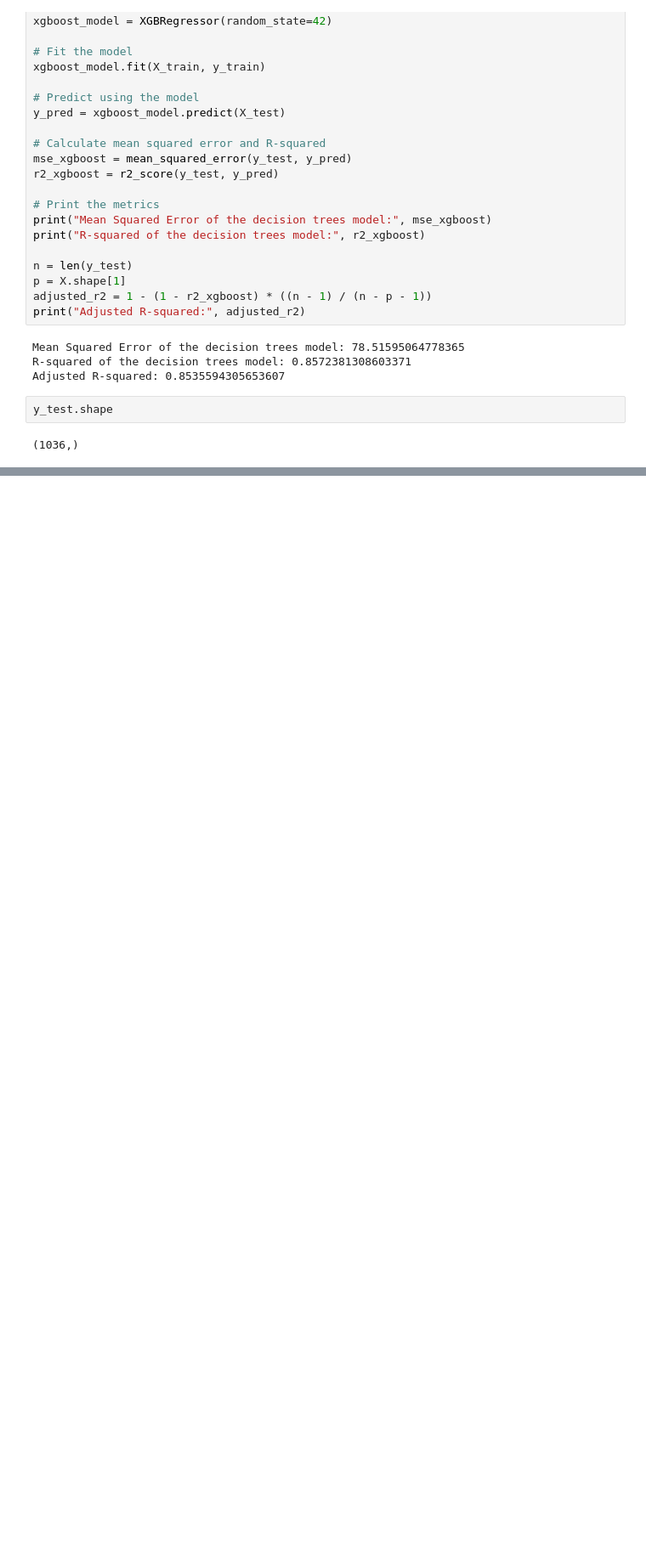
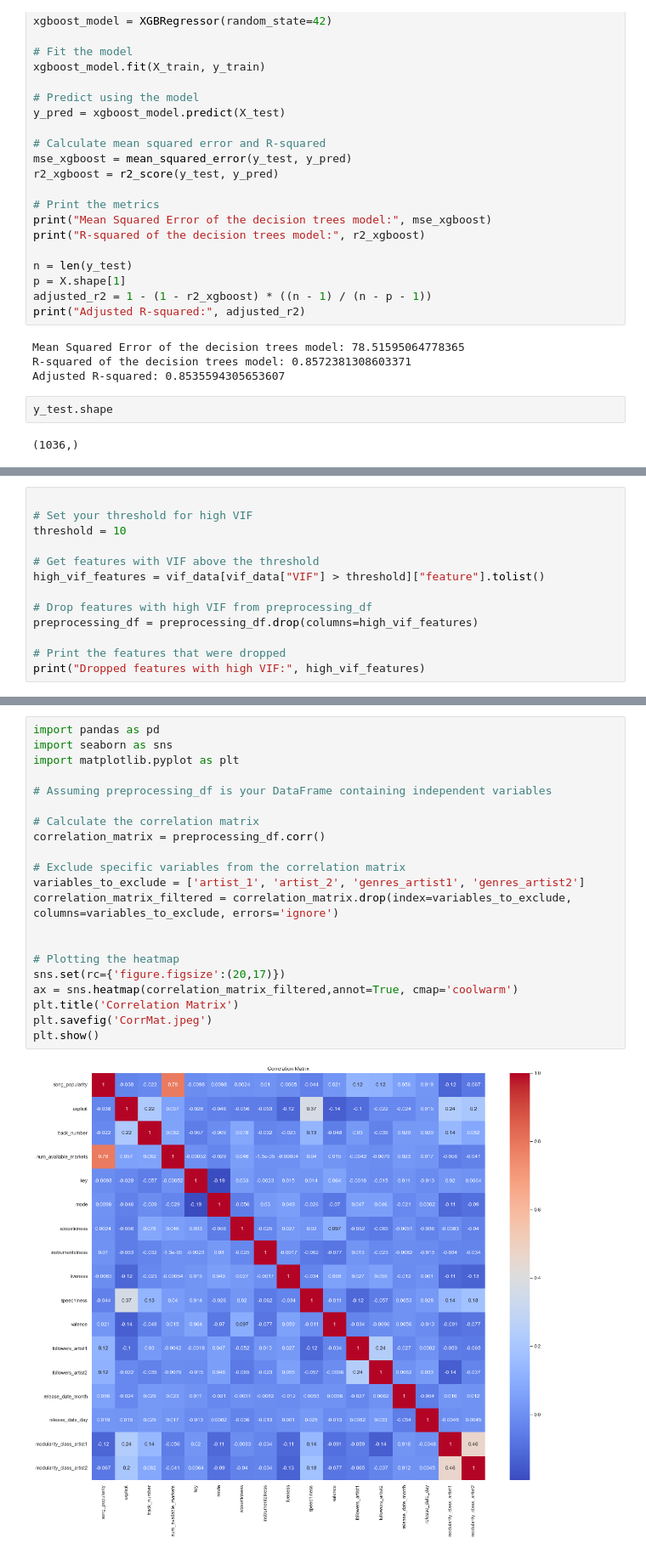
Before and after one commit to anushkavp/Music-Collaboration-Analysis, a Jupyter notebook: Preprocessing_AG.ipynb, the cells around one changed output, grey strips where cells are left out. Shown at 85% size. Cells and saved outputs as stored; diff of their text form; blank space fills up the shorter version.

Commit message:
Correlation Plot, VIF, modeling

```diff
--- a/Preprocessing_AG.ipynb
+++ b/Preprocessing_AG.ipynb
@@ -1242,0 +1272,13 @@ y_test.shape
+# %%
+
+# Set your threshold for high VIF
+threshold = 10
+
+# Get features with VIF above the threshold
+high_vif_features = vif_data[vif_data["VIF"] > threshold]["feature"].tolist()
+
+# Drop features with high VIF from preprocessing_df
+preprocessing_df = preprocessing_df.drop(columns=high_vif_features)
+
+# Print the features that were dropped
+print("Dropped features with high VIF:", high_vif_features)
@@ -1242,0 +1287,23 @@ y_test.shape
+# %%
+import pandas as pd
+import seaborn as sns
+import matplotlib.pyplot as plt
+
+# Assuming preprocessing_df is your DataFrame containing independent variables
+
+# Calculate the correlation matrix
+correlation_matrix = preprocessing_df.corr()
+
+# Exclude specific variables from the correlation matrix
+variables_to_exclude = ['artist_1', 'artist_2', 'genres_artist1', 'genres_artist2']
+correlation_matrix_filtered = correlation_matrix.drop(index=variables_to_exclude, columns=variables_to_exclude, errors='ignore')
+
+
+# Plotting the heatmap
+sns.set(rc={'figure.figsize':(20,17)})
+ax = sns.heatmap(correlation_matrix_filtered,annot=True, cmap='coolwarm')
+plt.title('Correlation Matrix')
+plt.savefig('CorrMat.jpeg')
+plt.show()
+# %% [output]
+[figure, added]
```
Also changed, not shown: parts of 14 cells of this notebook, 2 other files.
